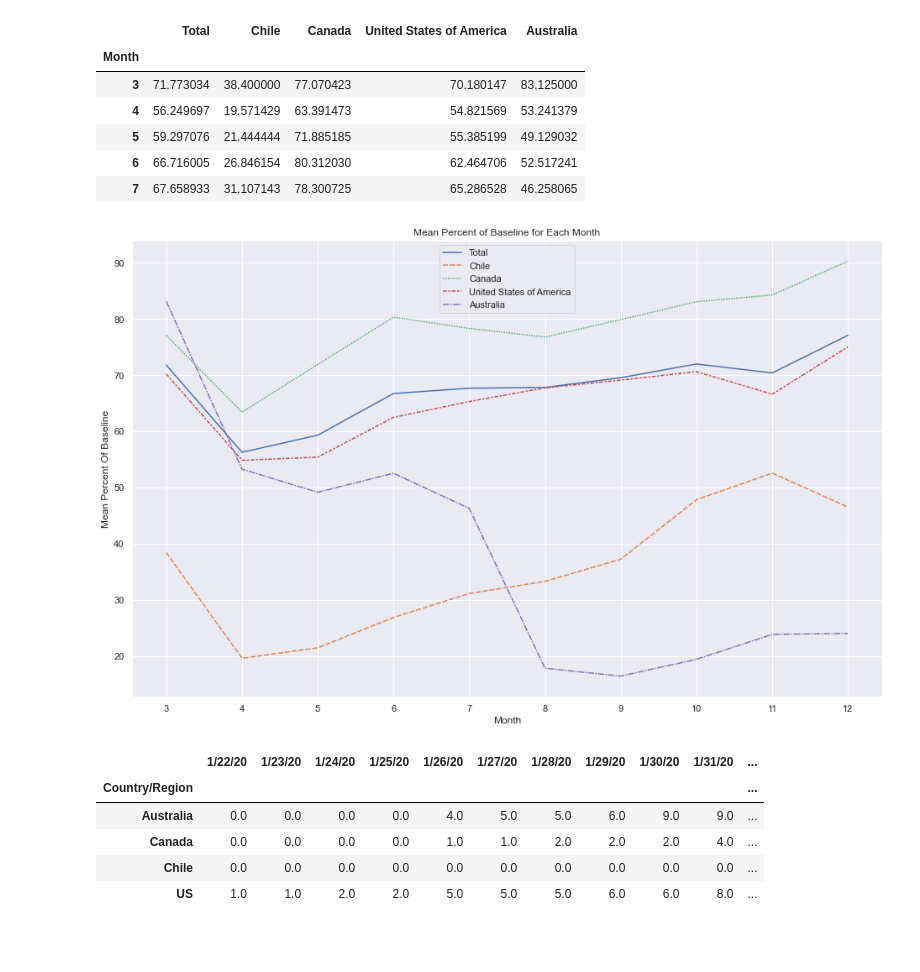
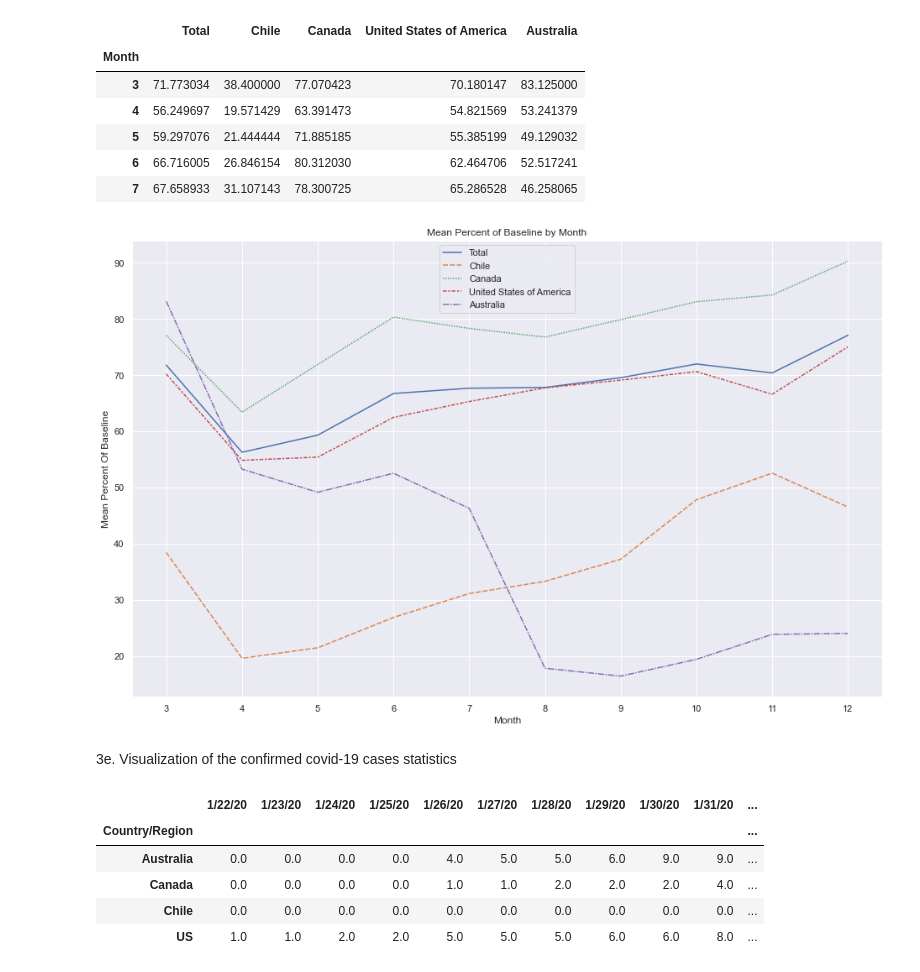
Before and after one commit to PradeepEDAGroup/EDA_and_visualization, a Jupyter notebook: EDA_Project.ipynb, the cells around one changed output. Saved outputs shown, nothing was run; the diff lists cells and outputs as text; code cells hidden in the pictures; blank space fills up the shorter version.

```diff
--- a/EDA_Project.ipynb
+++ b/EDA_Project.ipynb
@@ -244,14 +276,16 @@ df_month.head()
 # %%
 # Plot the graph
 sns.set(font_scale=1.0)
 plt.figure(figsize=[16, 10])
 sns.lineplot(data=df_month)
 plt.ylabel('Mean Percent Of Baseline')
-plt.title('Mean Percent of Baseline for Each Month')
+plt.title('Mean Percent of Baseline by Month')
 plt.xticks(range(3,13))
 plt.show()
 # %% [output]
-[figure, old version]
+[figure, new version]
+# %% [markdown]
+3e. Visualization of the confirmed covid-19 cases statistics
 # %%
 # We want to see what is the total amount of confirmed covid-19 cases for each country.
 # Remove all non-target countries
```
Also changed, not shown: parts of 25 cells of this notebook.
